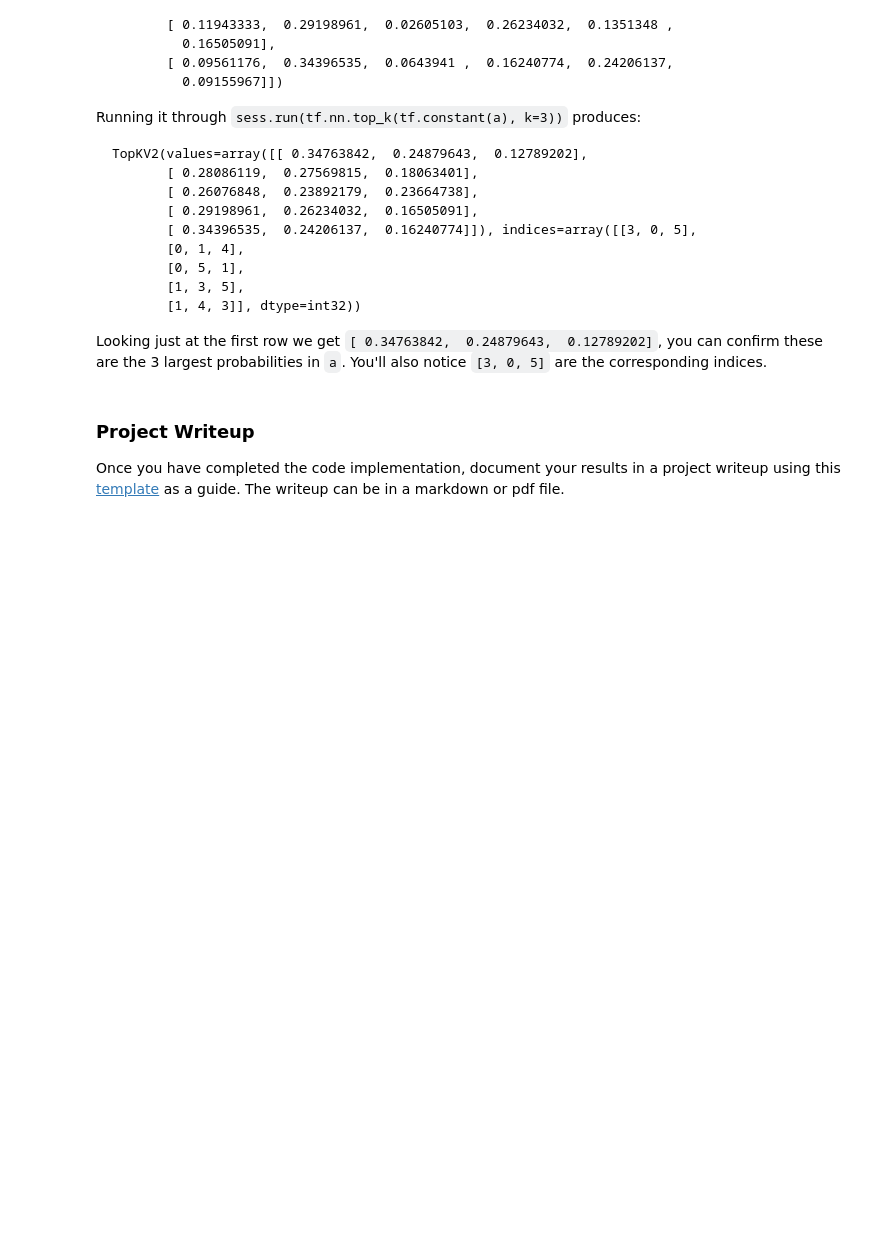
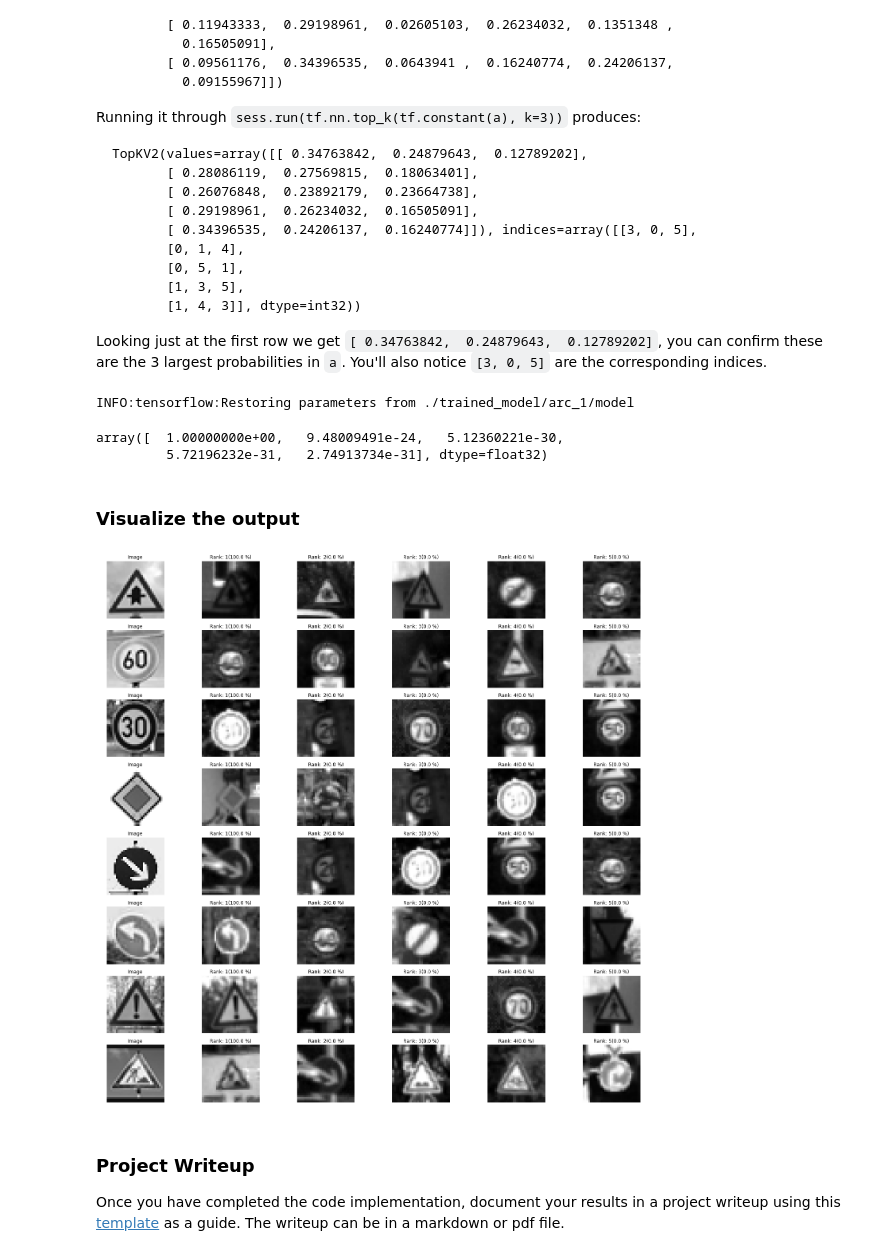
Before and after one commit to Tsuihao/CarND-Traffic-Sign-Classifier-Project, a Jupyter notebook: Traffic_Sign_Classifier.ipynb, the cells around one changed output. Saved outputs shown, nothing was run; the diff lists cells and outputs as text; code cells hidden in the pictures; blank space fills up the shorter version.

Commit message:
- Finish the workflow of the project. TODO: - Build more cnn architect - Data augmentation - Grid search

```diff
--- a/Traffic_Sign_Classifier.ipynb
+++ b/Traffic_Sign_Classifier.ipynb
@@ -386,3 +401,42 @@ Looking just at the first row we get `[ 0.34763842,  0.24879643,  0.12789202]`,
+# %%
+softmax_output = tf.nn.softmax(logits) # normalize the output with softmax
+output_ranking = tf.nn.top_k(softmax_output, k = 5) # extract the top 5 readings
+
+# Build up another session
+with tf.Session() as sess:
+    sess.run(tf.global_variables_initializer())
+
+    #restore the trained model into this session
+    saver = tf.train.import_meta_graph('./trained_model/arc_1/model.meta')
+    saver.restore(sess, './trained_model/arc_1/model')
+    top5 = sess.run(output_ranking, feed_dict={x:new_validation_images, keep_prob:1.0}) # do not need the y for the training
+# %% [output]
+INFO:tensorflow:Restoring parameters from ./trained_model/arc_1/model
+# %%
+top5[0][i]
+# %% [output]
+array([  1.00000000e+00,   9.48009491e-24,   5.12360221e-30,
+         5.72196232e-31,   2.74913734e-31], dtype=float32)
+# %% [markdown]
+### Visualize the output
+# %%
+# 8 x 6 fig
+fig, axs = plt.subplots(8,6, figsize=(25,25))
+axs = axs.ravel()
+
+for i, img in enumerate(new_validation_images):
+    axs[6*i].axis('off')
+    axs[6*i].imshow(img.squeeze(), cmap='gray')
+    axs[6*i].set_title('Image')
+
+    for rank in range(5):
+        pred = top5[1][i][rank]
+        index = y_valid.tolist().index(pred)
+        axs[6*i+(rank+1)].axis('off')
+        axs[6*i+(rank+1)].imshow(X_valid[index].squeeze(),cmap='gray')
+        axs[6*i+(rank+1)].set_title('Rank: '+str(rank+1)+'({:.1f} %)'.format(top5[0][i][rank]*100))
+# %% [output]
+[figure, added]
 # %% [markdown]
 ### Project Writeup
 
```
Also changed, not shown: parts of 14 cells of this notebook, 19 other files.
